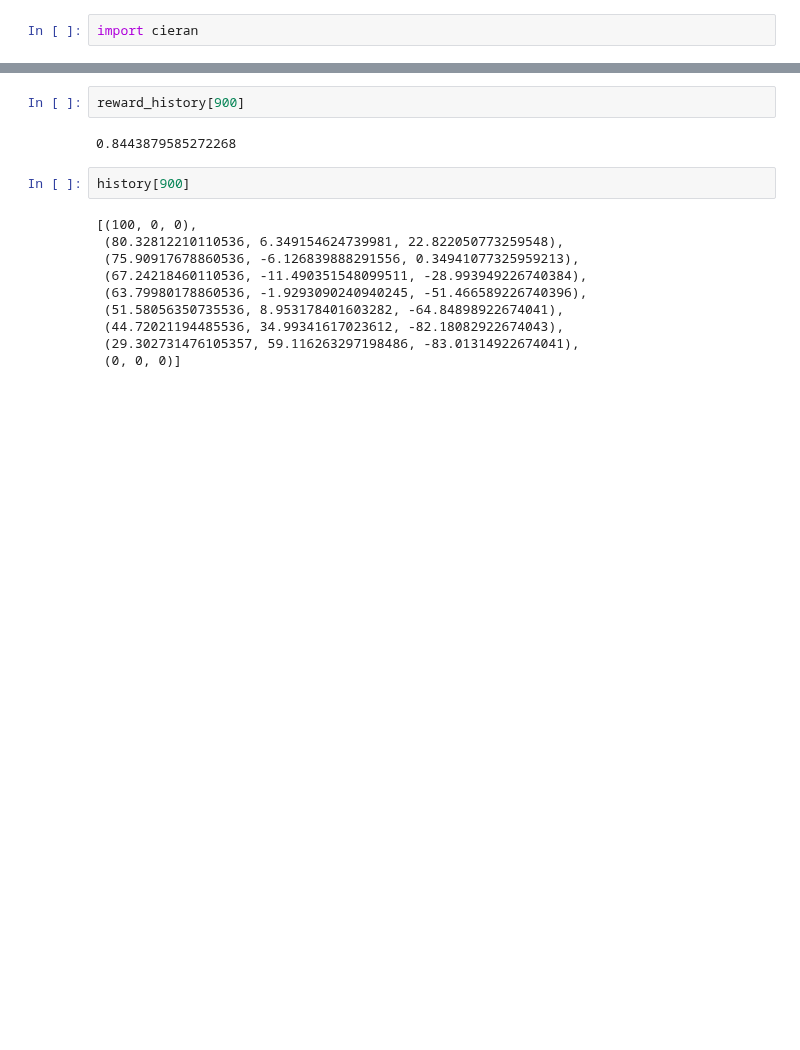
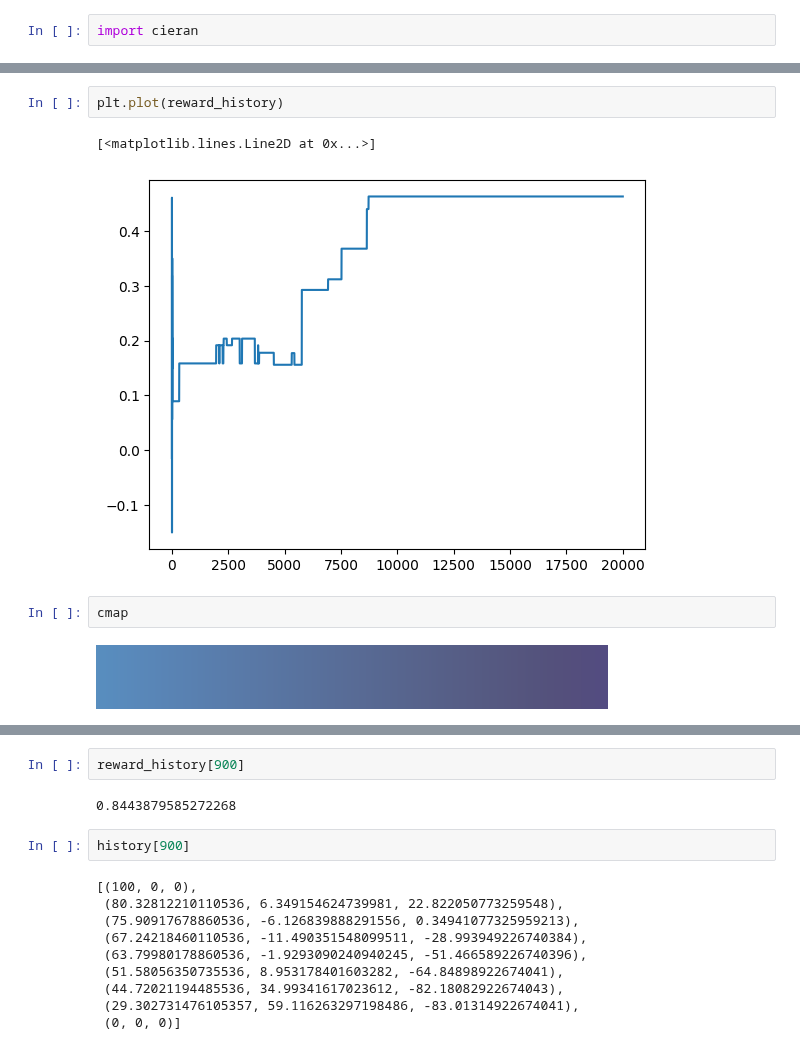
Before and after one commit to matthhong/cieran, a Jupyter notebook: test.ipynb, the cells around one changed output, grey strips where cells are left out. Cells and saved outputs as stored; diff of their text form; blank space fills up the shorter version.

```diff
--- a/test.ipynb
+++ b/test.ipynb
@@ -25,0 +83,9 @@ Learning...
+# %%
+plt.plot(reward_history)
+# %% [output]
+[<matplotlib.lines.Line2D at 0x...>]
+[figure, added]
+# %%
+cmap
+# %% [output]
+[figure, added]
```
Also changed, not shown: parts of 12 cells of this notebook, 6 other files.
